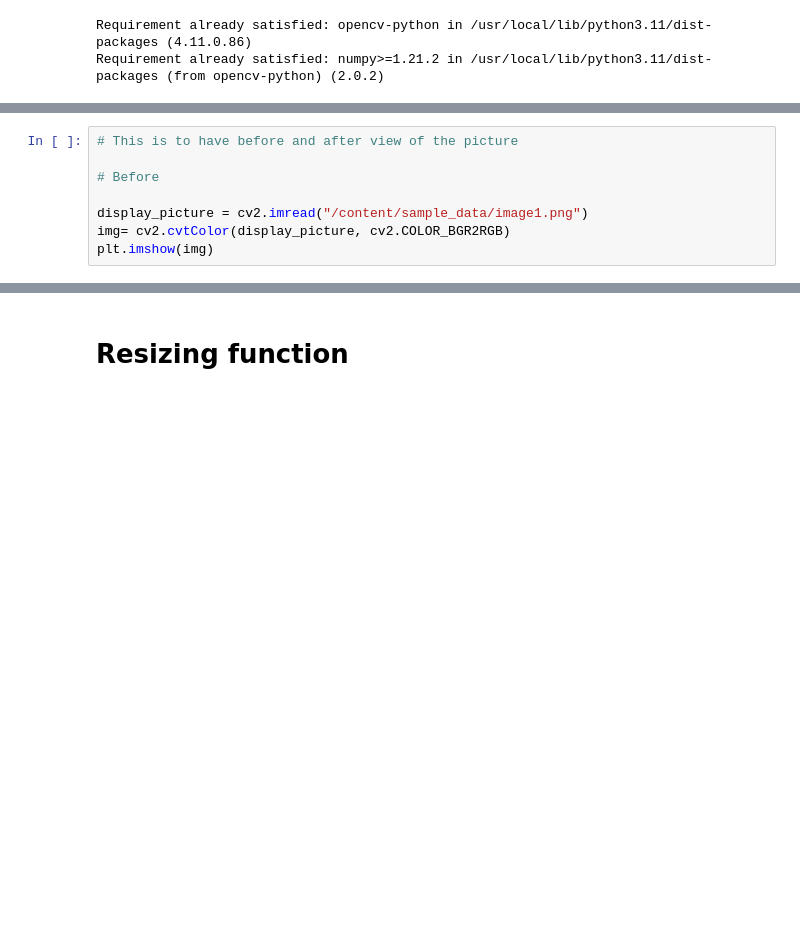
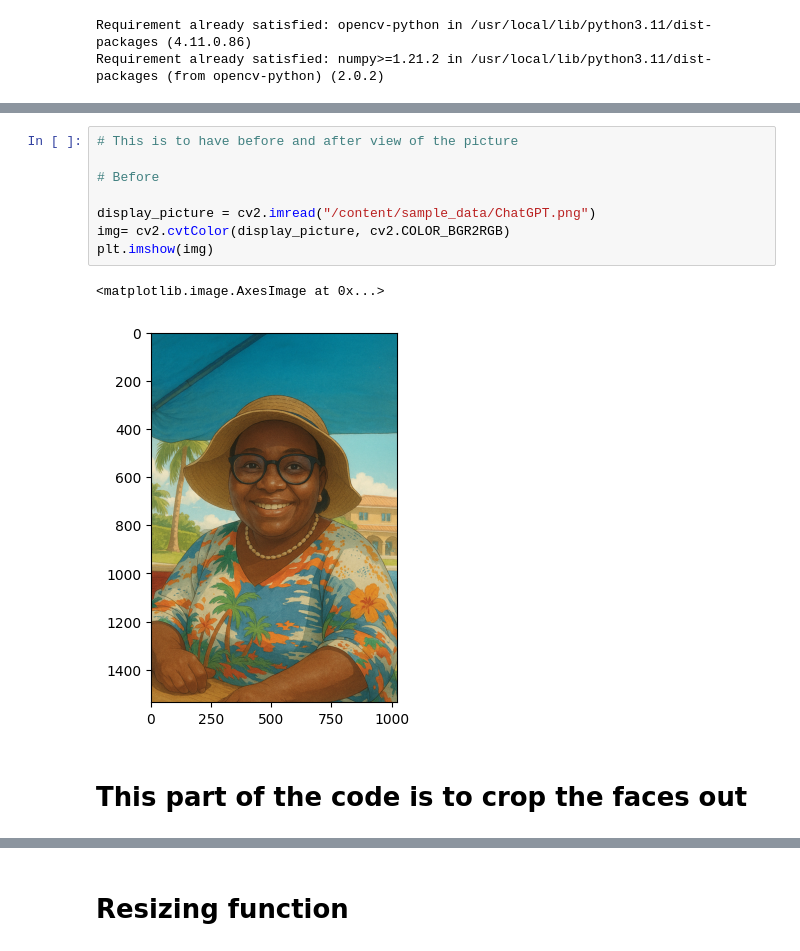
Before and after one commit to SMarco2310/AI-Project, a Jupyter notebook: Intro_to_AI_Project.ipynb, the cells around one changed output, grey strips where cells are left out. Cells and saved outputs as stored; diff of their text form; blank space fills up the shorter version.

```diff
--- a/Intro_to_AI_Project.ipynb
+++ b/Intro_to_AI_Project.ipynb
@@ -38,8 +73,13 @@ Requirement already satisfied: numpy>=1.21.2 in /usr/local/lib/python3.11/dist-p
 # %%
 # This is to have before and after view of the picture
 
 # Before
 
-display_picture = cv2.imread("/content/sample_data/image1.png")
+display_picture = cv2.imread("/content/sample_data/ChatGPT.png")
 img= cv2.cvtColor(display_picture, cv2.COLOR_BGR2RGB)
 plt.imshow(img)
+# %% [output]
+<matplotlib.image.AxesImage at 0x...>
+[figure, added]
+# %% [markdown]
+# This part of the code is to crop the faces out
```
Also changed, not shown: parts of 12 cells of this notebook.
